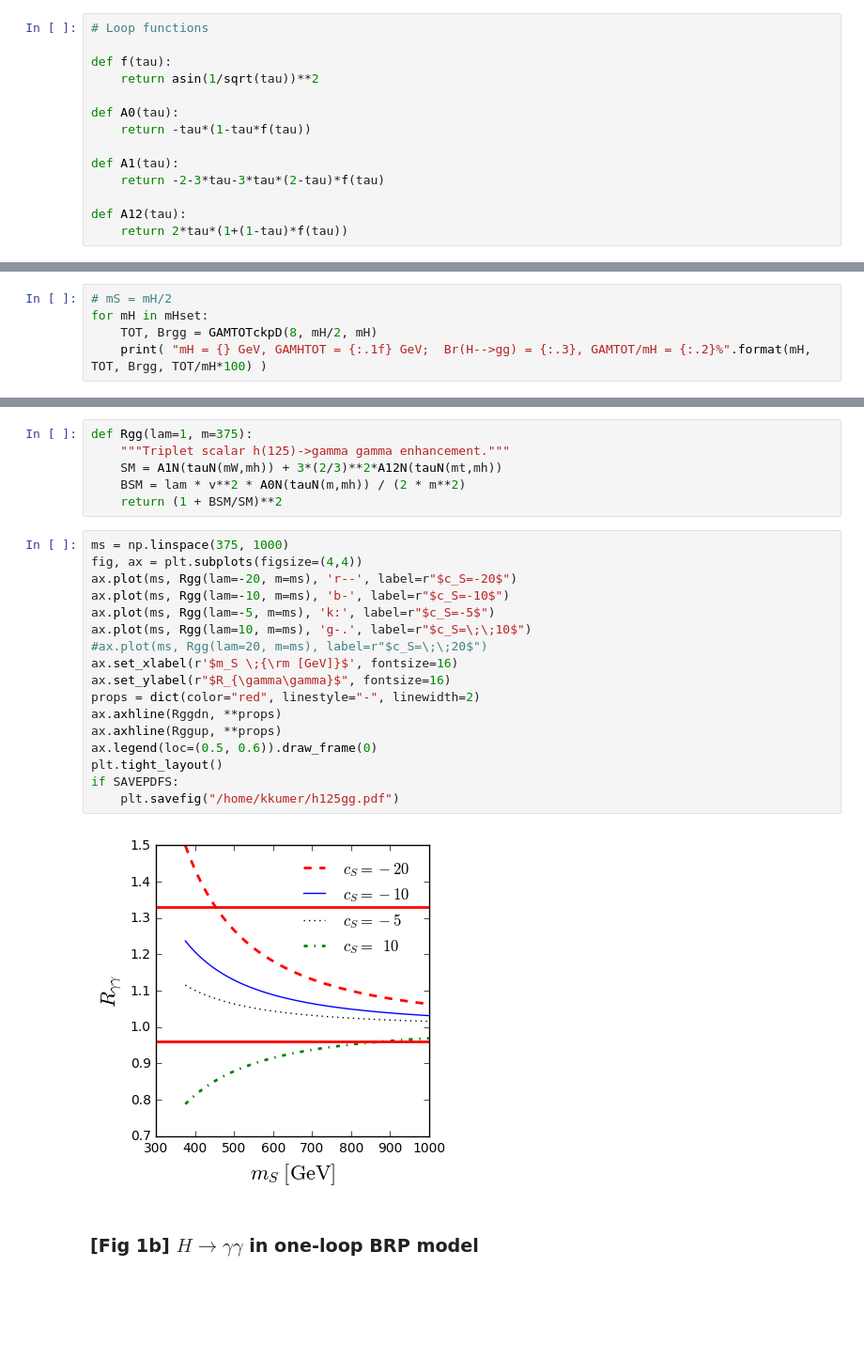
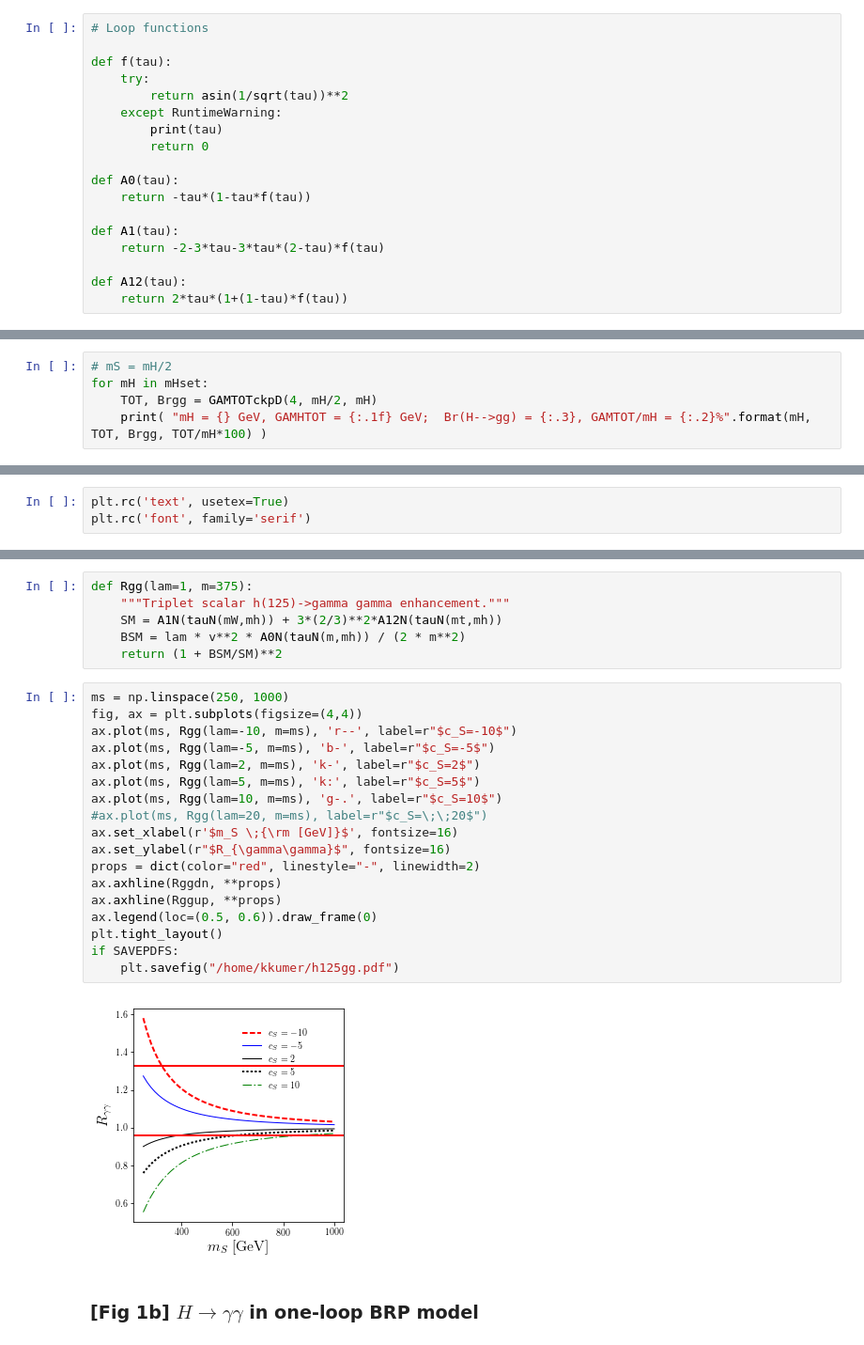
Before and after one commit to openhep/ackp16B, a Jupyter notebook: RnuH.ipynb, the cells around one changed output, grey strips where cells are left out. Shown at 94% size. Cells and saved outputs as stored; diff of their text form; blank space fills up the shorter version.

Commit message:
Plots refocused to more perturbative regions

```diff
--- a/RnuH.ipynb
+++ b/RnuH.ipynb
@@ -113,7 +113,11 @@ $$f(\tau) = -\frac{m_H^2}{2} C_0 (0,0,m_H^2; m, m, m) $$
 # Loop functions
 
 def f(tau):
-    return asin(1/sqrt(tau))**2
+    try:
+        return asin(1/sqrt(tau))**2
+    except RuntimeWarning:
+        print(tau)
+        return 0
 
 def A0(tau):
     return -tau*(1-tau*f(tau))
@@ -327,6 +331,6 @@ def GAMTOTckpD(lam, mS, mH):
 # %%
 # mS = mH/2
 for mH in mHset:
-    TOT, Brgg = GAMTOTckpD(8, mH/2, mH)
+    TOT, Brgg = GAMTOTckpD(4, mH/2, mH)
     print( "mH = {} GeV, GAMHTOT = {:.1f} GeV;  Br(H-->gg) = {:.3}, GAMTOT/mH = {:.2}%".format(mH, TOT, Brgg, TOT/mH*100) )
 # %% [output]
@@ -515,6 +537,9 @@ SAVEPDFS = True
 plt.rc('axes', prop_cycle=(cycler('color', ['k', 'b', 'r']) +
                            cycler('linestyle', [':', '--', '-'])+
                            cycler('linewidth', [2, 1, 1])))
+# %%
+plt.rc('text', usetex=True)
+plt.rc('font', family='serif')
 # %% [markdown]
 ### [Fig. 1a] Enhancement of $h(125)\to\gamma\gamma$ in one-loop BRP model
 # %% [markdown]
@@ -529,24 +554,25 @@ def Rgg(lam=1, m=375):
     BSM = lam * v**2 * A0N(tauN(m,mh)) / (2 * m**2)
     return (1 + BSM/SM)**2
 # %%
-ms = np.linspace(375, 1000)
+ms = np.linspace(250, 1000)
 fig, ax = plt.subplots(figsize=(4,4))
-ax.plot(ms, Rgg(lam=-20, m=ms), 'r--', label=r"$c_S=-20$")
-ax.plot(ms, Rgg(lam=-10, m=ms), 'b-', label=r"$c_S=-10$")
-ax.plot(ms, Rgg(lam=-5, m=ms), 'k:', label=r"$c_S=-5$")
-ax.plot(ms, Rgg(lam=10, m=ms), 'g-.', label=r"$c_S=\;\;10$")
+ax.plot(ms, Rgg(lam=-10, m=ms), 'r--', label=r"$c_S=-10$")
+ax.plot(ms, Rgg(lam=-5, m=ms), 'b-', label=r"$c_S=-5$")
+ax.plot(ms, Rgg(lam=2, m=ms), 'k-', label=r"$c_S=2$")
+ax.plot(ms, Rgg(lam=5, m=ms), 'k:', label=r"$c_S=5$")
+ax.plot(ms, Rgg(lam=10, m=ms), 'g-.', label=r"$c_S=10$")
 #ax.plot(ms, Rgg(lam=20, m=ms), label=r"$c_S=\;\;20$")
 ax.set_xlabel(r'$m_S \;{\rm [GeV]}$', fontsize=16)
 ax.set_ylabel(r"$R_{\gamma\gamma}$", fontsize=16)
 props = dict(color="red", linestyle="-", linewidth=2)
 ax.axhline(Rggdn, **props)
 ax.axhline(Rggup, **props)
 ax.legend(loc=(0.5, 0.6)).draw_frame(0)
 plt.tight_layout()
 if SAVEPDFS:
     plt.savefig("/home/kkumer/h125gg.pdf")
 # %% [output]
-[figure, old version]
+[figure, new version]
 # %% [markdown]
 ### [Fig 1b] $H\to\gamma\gamma$ in one-loop BRP model
 # %%
```
Also changed, not shown: parts of 13 cells of this notebook.
